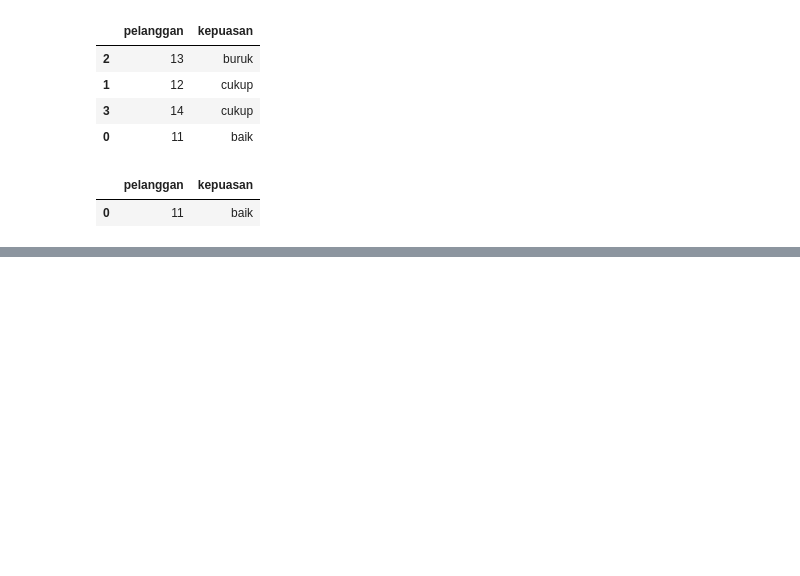
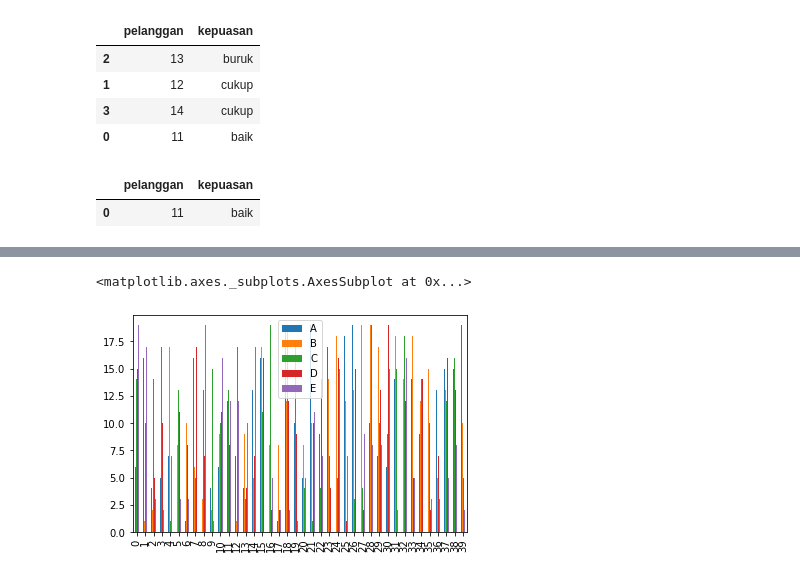
Before and after one commit to meilindazheng/VisualisasiData-Pandas, a Jupyter notebook: Pandas-Week08.ipynb, the cells around one changed output, grey strips where cells are left out. Cells and saved outputs as stored; diff of their text form; code cells hidden in the pictures; blank space fills up the shorter version.

```diff
--- a/Pandas-Week08.ipynb
+++ b/Pandas-Week08.ipynb
@@ -158,0 +227,5 @@ df[df['kepuasan']>'cukup']
+# %%
+df.plot(kind='bar')
+# %% [output]
+<matplotlib.axes._subplots.AxesSubplot at 0x...>
+[figure, added]
```
Also changed, not shown: parts of 30 cells of this notebook.
